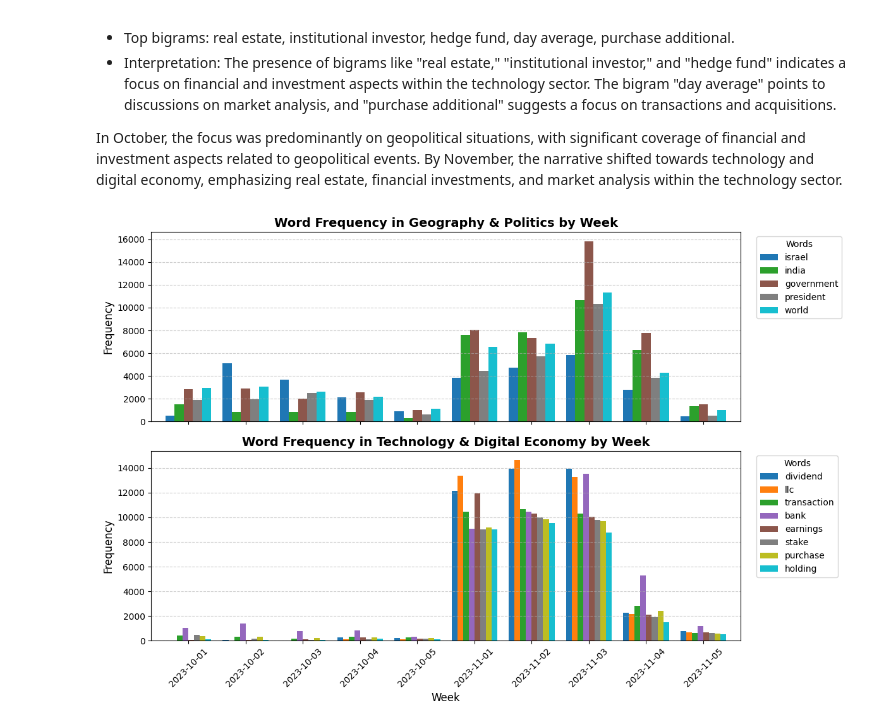
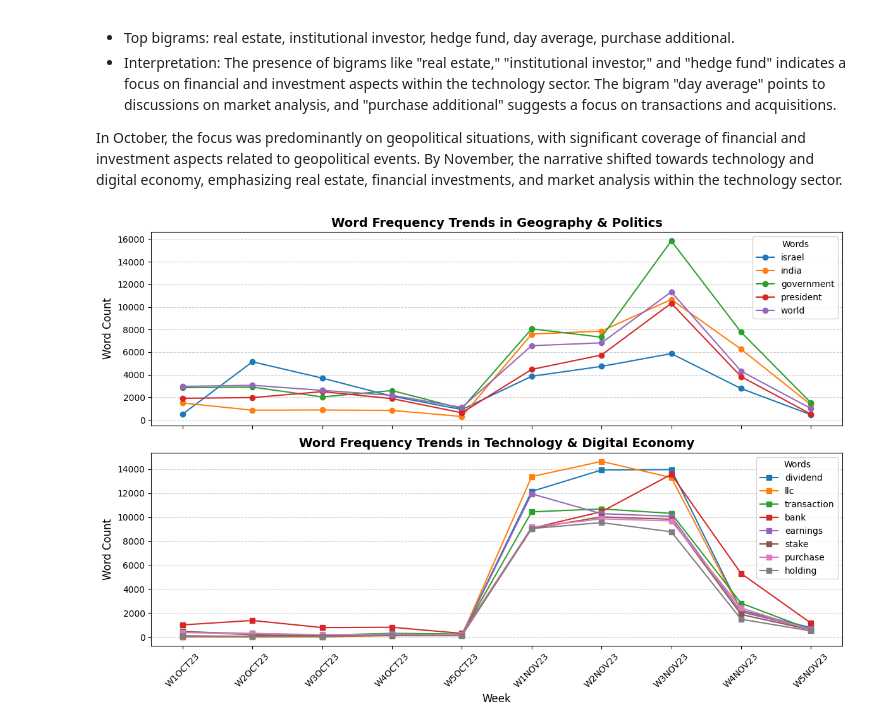
Before and after one commit to Enzo280100/textmining_hw02, a Jupyter notebook: hw02.ipynb, the cells around one changed output. Cells and saved outputs as stored; diff of their text form; code cells hidden in the pictures.

```diff
--- a/hw02.ipynb
+++ b/hw02.ipynb
@@ -939,7 +939,7 @@ Our project aims to track the evolution of media narratives from a geopolitical
 
 In October, the focus was predominantly on geopolitical situations, with significant coverage of financial and investment aspects related to geopolitical events. By November, the narrative shifted towards technology and digital economy, emphasizing real estate, financial investments, and market analysis within the technology sector.
 # %%
-# Sort DataFrame by date
+# Ensure DataFrame is sorted by week_order
 df = df.sort_values("week_order")
 
 # Define keyword lists
@@ -949,56 +949,67 @@ tech_digital_words = ["dividend", "llc", "transaction", "bank", "earnings", "sta
 # Dictionaries to store word frequency by week
 weekly_counts_geo = {word: [] for word in geo_places_words}
 weekly_counts_tech = {word: [] for word in tech_digital_words}
-weeks = []
+week_labels = []  # This will store sorted week labels
 
-# Group by week and count word occurrences
-for week, group in df.groupby("week_order"):
+# Group by week_order and count word occurrences
+for week_order, group in df.groupby("week_order"):
     all_words = " ".join(group["processed_content"].astype(str)).lower().split()
     word_counts = Counter(all_words)
 
-    week_has_data = False  # Flag to check if the week contains any data
+    week_has_data = False  # Flag to check if the week contains any relevant words
 
     for word in geo_places_words:
         count = word_counts[word]
         weekly_counts_geo[word].append(count)
         if count > 0:
             week_has_data = True
 
     for word in tech_digital_words:
         count = word_counts[word]
         weekly_counts_tech[word].append(count)
         if count > 0:
             week_has_data = True
 
-    # Only add the week if it contains data
+    # Only add the week if it contains relevant words
     if week_has_data:
-        weeks.append(week.strftime("%Y-%m-%d"))
+        week_label = group["week_label"].iloc[0]  # Use the provided week label
+        week_labels.append(week_label)
 
-# Convert to DataFrame only for weeks that have data
-geo_df = pd.DataFrame(weekly_counts_geo, index=weeks)
-tech_df = pd.DataFrame(weekly_counts_tech, index=weeks)
+# Convert to DataFrame with week labels as index
+geo_df = pd.DataFrame(weekly_counts_geo, index=week_labels)
+tech_df = pd.DataFrame(weekly_counts_tech, index=week_labels)
 
-# Create bar charts
+# Ensure weeks are sorted properly based on `week_order`
+if 'week_order' in df.columns:
+    week_order = df[['week_label', 'week_order']].drop_duplicates().set_index('week_label')['week_order']
+    sorted_weeks = week_order.sort_values().index
+    geo_df = geo_df.reindex(sorted_weeks)
+    tech_df = tech_df.reindex(sorted_weeks)
+else:
+    print("Warning: 'week_order' column not found. Sorting may be inaccurate.")
+
+# Create a figure with two subplots in one box
 fig, axes = plt.subplots(2, 1, figsize=(12, 8), sharex=True)
 
-# Function to plot stacked bar charts
-def plot_bar_chart(df, ax, title, y_label):
-    df.plot(kind="bar", ax=ax, width=0.8, colormap="tab10")
-    ax.set_title(title, fontsize=14, fontweight="bold")
-    ax.set_ylabel(y_label, fontsize=12)
-    ax.legend(title="Words", bbox_to_anchor=(1.02, 1), loc="upper left", fontsize=10)
-    ax.grid(axis="y", linestyle="--", alpha=0.6)
+# Plot line graph for Geography & Politics words
+for word in geo_places_words:
+    axes[0].plot(geo_df.index, geo_df[word], marker='o', linestyle='-', label=word)
+axes[0].set_title("Word Frequency Trends in Geography & Politics", fontsize=14, fontweight='bold')
+axes[0].set_ylabel("Word Count", fontsize=12)
+axes[0].legend(title="Words")
+axes[0].grid(axis="y", linestyle="--", alpha=0.6)
 
-# Plot Geography & Politics words
-plot_bar_chart(geo_df, axes[0], "Word Frequency in Geography & Politics by Week", "Frequency")
-
-# Plot Technology & Digital Economy words
-plot_bar_chart(tech_df, axes[1], "Word Frequency in Technology & Digital Economy by Week", "Frequency")
-
+# Plot line graph for Technology & Digital Economy words
+for word in tech_digital_words:
+    axes[1].plot(tech_df.index, tech_df[word], marker='s', linestyle='-', label=word)
+axes[1].set_title("Word Frequency Trends in Technology & Digital Economy", fontsize=14, fontweight='bold')
 axes[1].set_xlabel("Week", fontsize=12)
-plt.xticks(rotation=45)  # Rotate week labels for better readability
+axes[1].set_ylabel("Word Count", fontsize=12)
+axes[1].legend(title="Words")
+axes[1].grid(axis="y", linestyle="--", alpha=0.6)
+axes[1].tick_params(axis="x", rotation=45)
 
 plt.tight_layout()
 plt.show()
 # %% [output]
-[figure, old version]
+[figure, new version]
```
